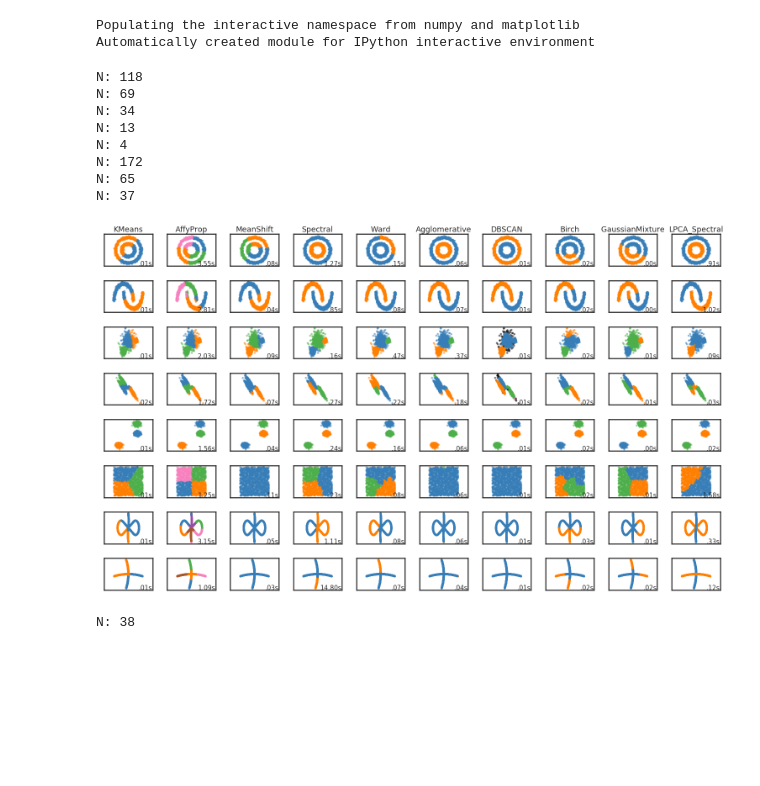
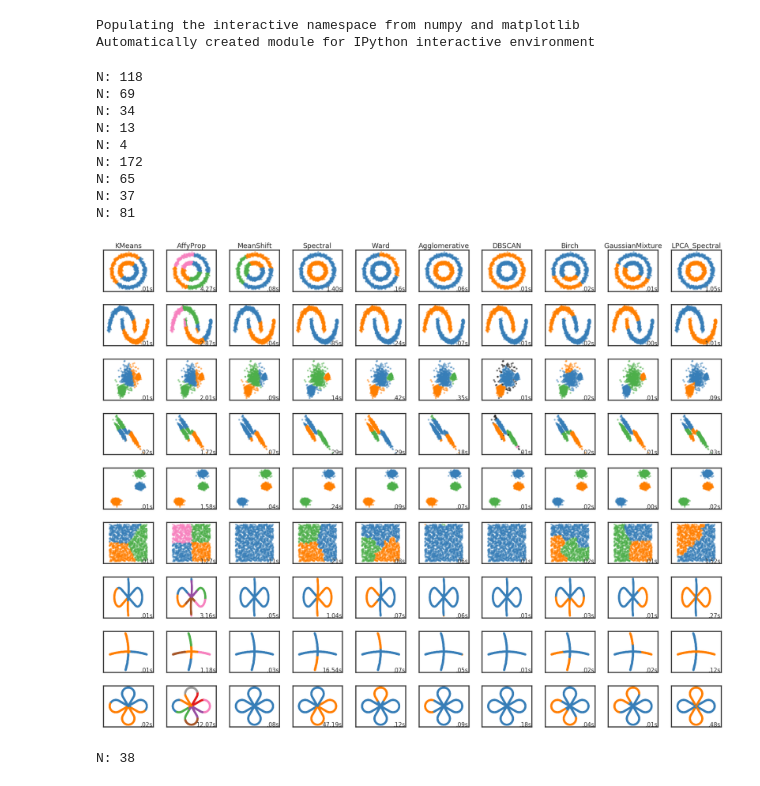
Before and after one commit to saketkc/EE-546-project, a Jupyter notebook: notebooks/25.Clustering-Compare.ipynb, the cells around one changed output. Cells and saved outputs as stored; diff of their text form; code cells hidden in the pictures; blank space fills up the shorter version.

```diff
--- a/notebooks/25.Clustering-Compare.ipynb
+++ b/notebooks/25.Clustering-Compare.ipynb
@@ -132,6 +132,10 @@ self_intersecting = data['X'], data['Y']
 data = loadmat('../local-pca-code-matlab/twocurves0.mat')
 twocurves1  = data['Y'], data['Y']
 
+data = loadmat('../local-pca-code-matlab/twoeights.mat')
+twoeights = data['X'], data['M']
+
+
 # Anisotropicly distributed data
 random_state = 170
 X, y = datasets.make_blobs(n_samples=n_samples, random_state=random_state)
@@ -147,7 +151,7 @@ varied = datasets.make_blobs(n_samples=n_samples,
 # ============
 # Set up cluster parameters
 # ============
-fig = plt.figure(figsize=(9 * 2 + 3, 12.5))
+fig = plt.figure(figsize=(10 * 2 + 3, 15+3))
 fig.subplots_adjust(left=.02, right=.98, bottom=.001, top=.96, wspace=.05,
                     hspace=.01)
 
@@ -169,7 +173,8 @@ datasets = [
     (blobs, {}),
     (no_structure, {}),
     (self_intersecting, {'n_clusters': 2}),
-    (twocurves1, {'n_clusters': 2})]
+    (twocurves1, {'n_clusters': 2}),
+    (twoeights, {'n_clusters':2})]
 
 for i_dataset, (dataset, algo_params) in enumerate(datasets):
     # update parameters with dataset-specific values
@@ -252,6 +257,8 @@ for i_dataset, (dataset, algo_params) in enumerate(datasets):
                     pca_spec_results = pca_spec(X, radius=0.7, n_clusters=3)
                 elif i_dataset == 7:
                     pca_spec_results = pca_spec(X, radius=0.2, n_clusters=2)
+                elif i_dataset == 8:
+                    pca_spec_results = pca_spec(X, radius=0.2, n_clusters=2)
                 else:
                     pca_spec_results = pca_spec(X)
 
@@ -266,36 +273,37 @@ for i_dataset, (dataset, algo_params) in enumerate(datasets):
         ax = plt.subplot(len(datasets), len(clustering_algorithms), plot_num)
         if i_dataset == 0:
             plt.title(name, size=18)
 
         colors = np.array(list(islice(cycle(['#377eb8', '#ff7f00', '#4daf4a',
                                              '#f781bf', '#a65628', '#984ea3',
                                              '#999999', '#e41a1c', '#dede00']),
                                       int(max(y_pred) + 1))))
         # add black color for outliers (if any)
         colors = np.append(colors, ["#000000"])
         plt.scatter(X[:, 0], X[:, 1], s=10, color=colors[y_pred], alpha=0.4)
 
         ax.set_xlim(-2.5, 2.5)
         ax.set_ylim(-2.5, 2.5)
         ax.axis('equal')
-        ax.xticks(())
-        ax.yticks(())
+        ax.set_xticks(())
+        ax.set_yticks(())
         ax.text(.99, .01, ('%.2fs' % (t1 - t0)).lstrip('0'),
                  transform=plt.gca().transAxes, size=15,
                  horizontalalignment='right')
         plot_num += 1
 fig.tight_layout()
 fig.savefig('all_clustering_algo.pdf')
 # %% [output]
 N: 118
 N: 69
 N: 34
 N: 13
 N: 4
 N: 172
 N: 65
 N: 37
+N: 81
-[figure, old version]
+[figure, new version]
 # %%
  pca_spec_results = pca_spec(X, radius=0.2, n_clusters=2)
 # %% [output]
```
Also changed, not shown: 1 other file.
